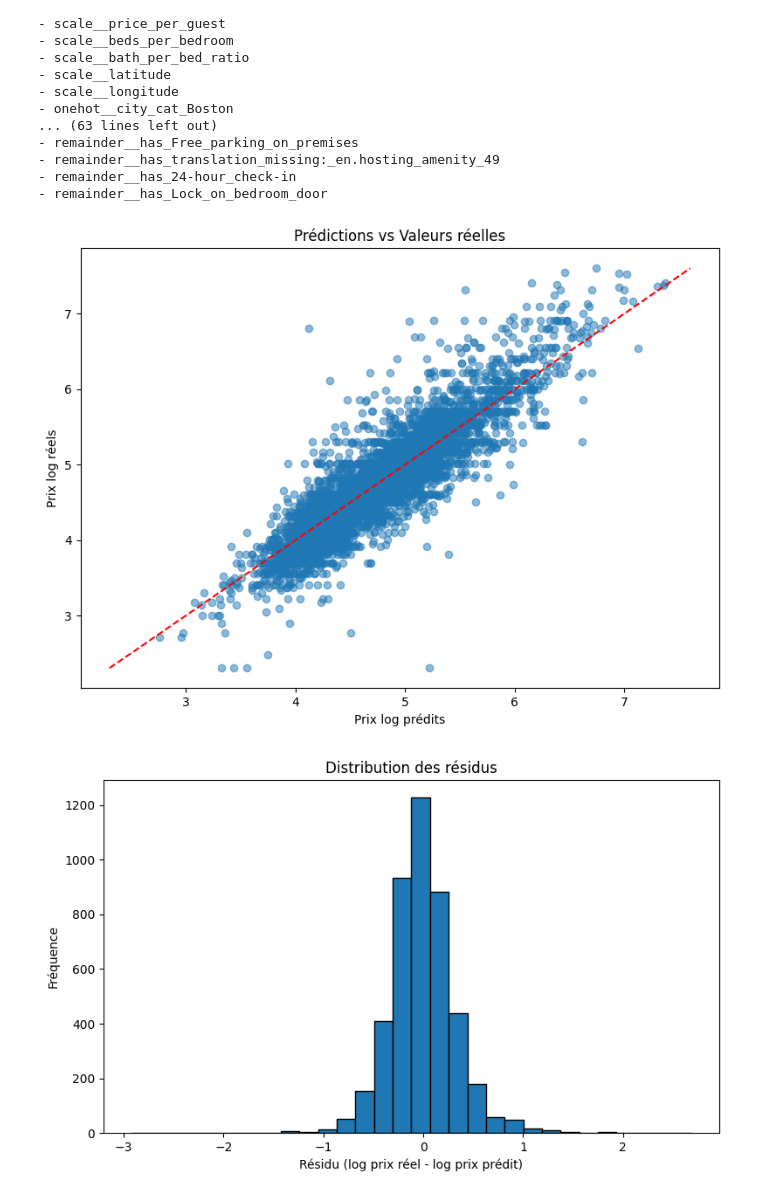
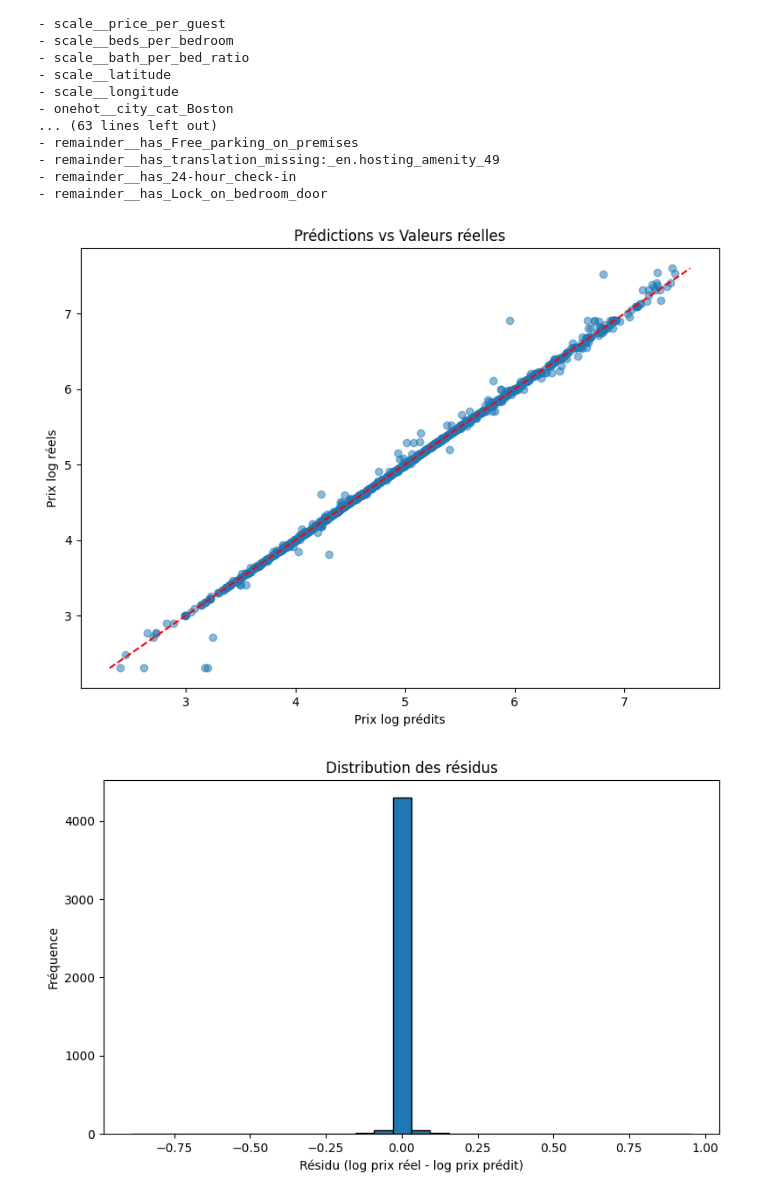
Before and after one commit to aure2004/Projet-Analyse-de-Donee, a Jupyter notebook: test_final.ipynb, the cells around one changed output. Cells and saved outputs as stored; diff of their text form; code cells hidden in the pictures.

Commit message:
test final presque fini

```diff
--- a/test_final.ipynb
+++ b/test_final.ipynb
@@ -394,28 +394,28 @@ Total features utilisées : 78
 # %%
 # Visualisations des résultats
 # 1. Scatter plot: Prédictions vs Vérités
-y_pred = model.predict(X_test)
+y_pred = best_model.predict(X_test)  # Utiliser best_model au lieu de model
 plt.figure(figsize=(8, 6))
 plt.scatter(y_pred, y_test, alpha=0.5)
 plt.plot([y_test.min(), y_test.max()], [y_test.min(), y_test.max()], linestyle='--', color='red')
 plt.xlabel('Prix log prédits')
 plt.ylabel('Prix log réels')
 plt.title('Prédictions vs Valeurs réelles')
 plt.tight_layout()
 plt.show()
 
 # 2. Histogramme des résidus
 residuals = y_test - y_pred
 plt.figure(figsize=(8, 5))
 plt.hist(residuals, bins=30, edgecolor='black')
 plt.title('Distribution des résidus')
 plt.xlabel('Résidu (log prix réel - log prix prédit)')
 plt.ylabel('Fréquence')
 plt.tight_layout()
 plt.show()
 # %% [output]
-[figure, old version]
+[figure, new version]
-[figure, old version]
+[figure, new version]
 # %%
 # 1. Chargement des données de test
 airbnb_test = pd.read_csv("airbnb_test.csv")
```
Also changed, not shown: parts of 3 cells of this notebook, 1 other file.
